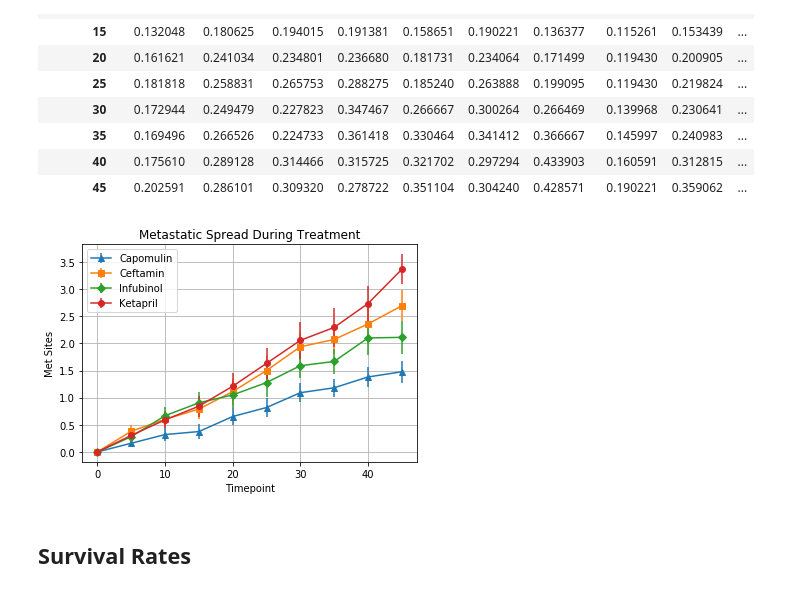
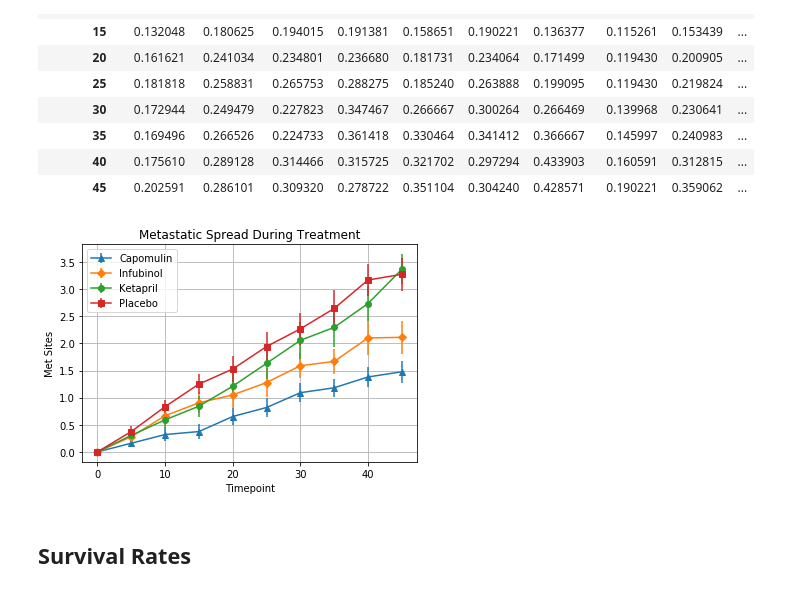
Before and after one commit to tasvora/homework, a Jupyter notebook: Week5_Matplotlib/Pymaceuticals/pymaceuticals_starter.ipynb, the cells around one changed output. Drawn from its saved outputs; the diff is of its cells as text; code cells hidden in the pictures.

```diff
--- a/Week5_Matplotlib/Pymaceuticals/pymaceuticals_starter.ipynb
+++ b/Week5_Matplotlib/Pymaceuticals/pymaceuticals_starter.ipynb
@@ -179,44 +191,47 @@ met_response_stderr_df
 | 40 | 0.175610 | 0.289128 | 0.314466 | 0.315725 | 0.321702 | 0.297294 | 0.433903 | 0.160591 | 0.312815 | ... |
 | 45 | 0.202591 | 0.286101 | 0.309320 | 0.278722 | 0.351104 | 0.304240 | 0.428571 | 0.190221 | 0.359062 | ... |
 # %%
-# Generate the Plot (with Error Bars)
+#Retireving Plotting Data
+#Data for X axis
+timepoints = met_response_mean_df.index
 
-# Save the Figure
-
-# Show the Figure
-
-timepoints = met_response_mean_df.index
+#Data for Y axis
 mean_met_Capomulin = met_response_mean_df.iloc[0:,0]
 sem_met_Capomulin = met_response_stderr_df.iloc[0:,0]
-
-mean_met_Ceftamin = met_response_mean_df.iloc[0:,1]
-sem_met_Ceftamin = met_response_stderr_df.iloc[0:,1]
 
 mean_met_Infubinol = met_response_mean_df.iloc[0:,2]
 sem_met_Infubinol = met_response_stderr_df.iloc[0:,2]
 
 mean_met_Ketapril = met_response_mean_df.iloc[0:,3]
 sem_met_Ketapril = met_response_stderr_df.iloc[0:,3]
+
+mean_met_Placebo = met_response_mean_df.iloc[0:,5]
+sem_met_Placebo = met_response_stderr_df.iloc[0:,5]
 # %%
-fig = plt.figure()
+
+# Generate the Plot (with Error Bars)
+#fig = plt.figure()
 #plt.figure(figsize=(5,5))
 plt.errorbar(timepoints, mean_met_Capomulin, yerr=sem_met_Capomulin, marker="^",label='Capomulin')
-
-plt.errorbar(timepoints, mean_met_Ceftamin, yerr=sem_met_Ceftamin, marker="s",label='Ceftamin')
 plt.errorbar(timepoints, mean_met_Infubinol, yerr=sem_met_Infubinol, marker="D",label='Infubinol')
 plt.errorbar(timepoints, mean_met_Ketapril, yerr=sem_met_Ketapril, marker="o",label='Ketapril')
+plt.errorbar(timepoints, mean_met_Placebo, yerr=sem_met_Placebo, marker="s",label='Placebo')
 
+# Show the Figure
 #plt.xlim(0,50)
 #plt.ylim(0,75)
 plt.title("Metastatic Spread During Treatment")
 plt.xlabel("Timepoint")
 plt.ylabel("Met Sites")
 
 plt.legend(loc='best')
 plt.grid()
 plt.show()
+
+# Save the Figure
+#will do this later
 # %% [output]
-[figure, old version]
+[figure, new version]
 # %% [markdown]
 ## Survival Rates
 # %%
```
Also changed, not shown: parts of 15 cells of this notebook.
